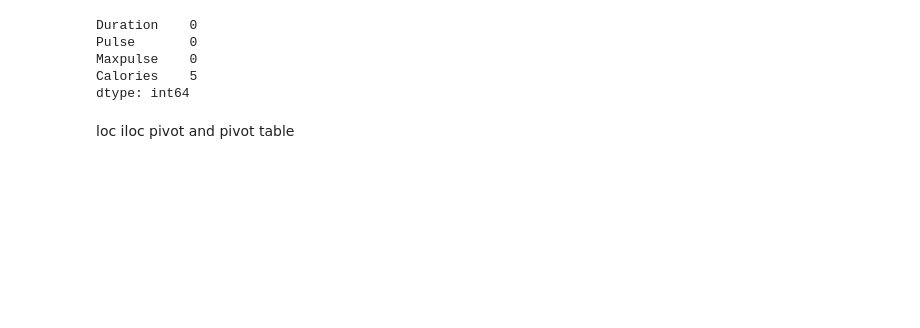
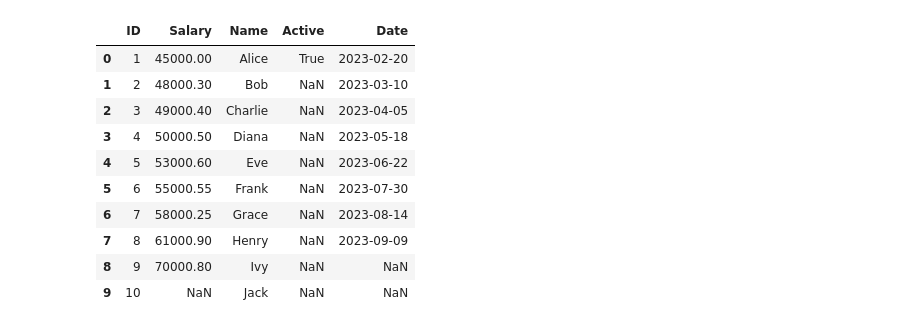
Before and after one commit to kishorilol/datasciencepadhdai, a Jupyter notebook: pandas/pandas2.ipynb, the cells around one changed output. Drawn from its saved outputs; the diff is of its cells as text; code cells hidden in the pictures; blank space fills up the shorter version.

```diff
--- a/pandas/pandas2.ipynb
+++ b/pandas/pandas2.ipynb
@@ -78,11 +112,14 @@ dtype: object
-# %%
-#check for missing values
-df.isnull().sum()
-# %% [output]
-Duration    0
-Pulse       0
-Maxpulse    0
-Calories    5
-dtype: int64
-# %% [markdown]
-loc iloc pivot and pivot table
+# %%
+df.mode(0)
+# %% [output]
+|  | ID | Salary | Name | Active | Date |
+| 0 | 1 | 45000.00 | Alice | True | 2023-02-20 |
+| 1 | 2 | 48000.30 | Bob | NaN | 2023-03-10 |
+| 2 | 3 | 49000.40 | Charlie | NaN | 2023-04-05 |
+| 3 | 4 | 50000.50 | Diana | NaN | 2023-05-18 |
+| 4 | 5 | 53000.60 | Eve | NaN | 2023-06-22 |
+| 5 | 6 | 55000.55 | Frank | NaN | 2023-07-30 |
+| 6 | 7 | 58000.25 | Grace | NaN | 2023-08-14 |
+| 7 | 8 | 61000.90 | Henry | NaN | 2023-09-09 |
+| 8 | 9 | 70000.80 | Ivy | NaN | NaN |
+| 9 | 10 | NaN | Jack | NaN | NaN |
```
Also changed, not shown: parts of 28 cells of this notebook, 2 other files.
